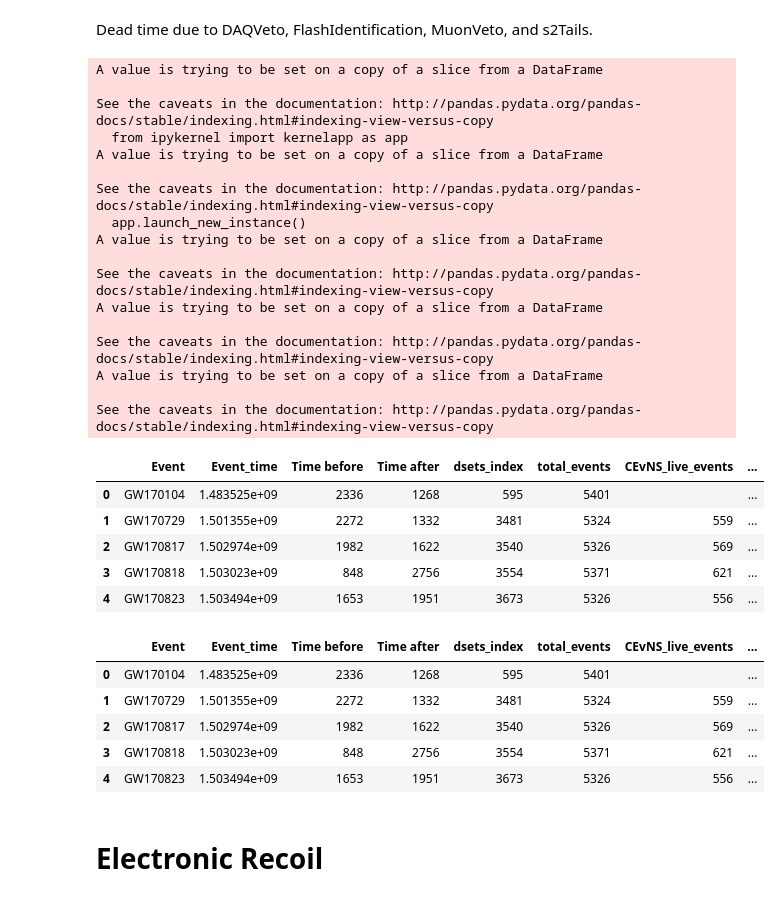
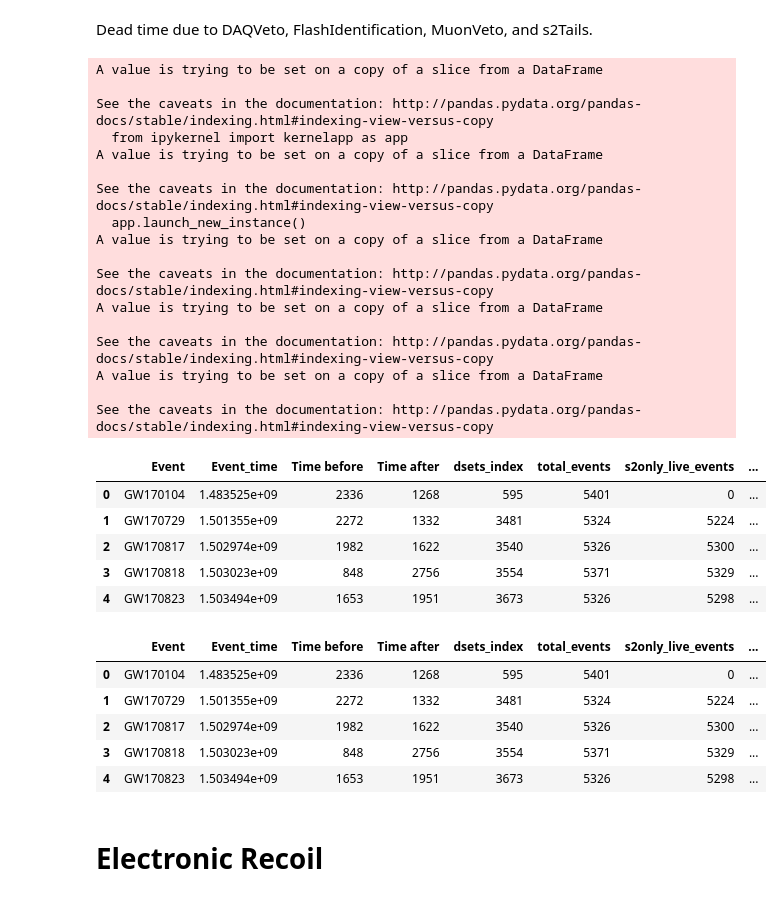
Before and after one commit to XENON1T/Gravitational-Waves, a Jupyter notebook: livetime.ipynb, the cells around one changed output. Saved outputs shown, nothing was run; the diff lists cells and outputs as text; code cells hidden in the pictures.

```diff
--- a/livetime.ipynb
+++ b/livetime.ipynb
@@ -109,8 +109,8 @@ def extract_data(datasets):
                                                 "Proximity",
                                                 "TotalProperties",
                                                 "FlashIdentification",
-                                                #"PeaksBeforeTrigger",
-                                                #"LoneSignals",
+                                                "PeaksBeforeTrigger",
+                                                "LoneSignals",
                                                 "TailCut",
                                                ],
                           #preselection=["abs(nearest_muon_veto_trigger)<2e6"],
@@ -166,9 +142,10 @@ def total_events(df, GW_time):
 # %%
 Data['total_events'] = ''
-Data['total_events'][0] = total_events(GW170104_data, Data['Event_time'][0])
-Data['total_events'][1] = total_events(GW170729_data, Data['Event_time'][1])
-Data['total_events'][2] = total_events(GW170817_data, Data['Event_time'][2])
-Data['total_events'][3] = total_events(GW170818_data, Data['Event_time'][3])
-Data['total_events'][4] = total_events(GW170823_data, Data['Event_time'][4])
+Data['total_event_time'] = ''
+Data['total_events'][0], Data['total_event_time'][0] = total_events(GW170104_data, Data['Event_time'][0])
+Data['total_events'][1], Data['total_event_time'][1] = total_events(GW170729_data, Data['Event_time'][1])
+Data['total_events'][2], Data['total_event_time'][2] = total_events(GW170817_data, Data['Event_time'][2])
+Data['total_events'][3], Data['total_event_time'][3] = total_events(GW170818_data, Data['Event_time'][3])
+Data['total_events'][4], Data['total_event_time'][4] = total_events(GW170823_data, Data['Event_time'][4])
 Data
 # %% [output]
@@ -414,6 +400,6 @@ See the caveats in the documentation: http://pandas.pydata.org/pandas-docs/stabl
 # %%
 s2only_acceptance = Data['s2only_live_events']/Data['total_events']
-Data['s2only_livetime'] = 1000*s2only_acceptance*0.998
+Data['s2only_livetime'] = (1000-Data['total_event_time'])*s2only_acceptance*0.998
 #2 seconds for Lone-S1 signal
 Data
 # %% [output]
@@ -464,23 +450,23 @@ See the caveats in the documentation: http://pandas.pydata.org/pandas-docs/stabl
 A value is trying to be set on a copy of a slice from a DataFrame
 
 See the caveats in the documentation: http://pandas.pydata.org/pandas-docs/stable/indexing.html#indexing-view-versus-copy
-|  | Event | Event_time | Time before | Time after | dsets_index | total_events | CEvNS_live_events | ... |
-| 0 | GW170104 | 1.483525e+09 | 2336 | 1268 | 595 | 5401 |  | ... |
-| 1 | GW170729 | 1.501355e+09 | 2272 | 1332 | 3481 | 5324 | 559 | ... |
-| 2 | GW170817 | 1.502974e+09 | 1982 | 1622 | 3540 | 5326 | 569 | ... |
-| 3 | GW170818 | 1.503023e+09 | 848 | 2756 | 3554 | 5371 | 621 | ... |
-| 4 | GW170823 | 1.503494e+09 | 1653 | 1951 | 3673 | 5326 | 556 | ... |
+|  | Event | Event_time | Time before | Time after | dsets_index | total_events | s2only_live_events | ... |
+| 0 | GW170104 | 1.483525e+09 | 2336 | 1268 | 595 | 5401 | 0 | ... |
+| 1 | GW170729 | 1.501355e+09 | 2272 | 1332 | 3481 | 5324 | 5224 | ... |
+| 2 | GW170817 | 1.502974e+09 | 1982 | 1622 | 3540 | 5326 | 5300 | ... |
+| 3 | GW170818 | 1.503023e+09 | 848 | 2756 | 3554 | 5371 | 5329 | ... |
+| 4 | GW170823 | 1.503494e+09 | 1653 | 1951 | 3673 | 5326 | 5298 | ... |
 # %%
 NR_acceptance = Data['NR_live_events']/Data['total_events']
-Data['NR_livetime'] = 1000*NR_acceptance
+Data['NR_livetime'] = (1000-Data['total_event_time'])*NR_acceptance
 Data
 # %% [output]
-|  | Event | Event_time | Time before | Time after | dsets_index | total_events | CEvNS_live_events | ... |
-| 0 | GW170104 | 1.483525e+09 | 2336 | 1268 | 595 | 5401 |  | ... |
-| 1 | GW170729 | 1.501355e+09 | 2272 | 1332 | 3481 | 5324 | 559 | ... |
-| 2 | GW170817 | 1.502974e+09 | 1982 | 1622 | 3540 | 5326 | 569 | ... |
-| 3 | GW170818 | 1.503023e+09 | 848 | 2756 | 3554 | 5371 | 621 | ... |
-| 4 | GW170823 | 1.503494e+09 | 1653 | 1951 | 3673 | 5326 | 556 | ... |
+|  | Event | Event_time | Time before | Time after | dsets_index | total_events | s2only_live_events | ... |
+| 0 | GW170104 | 1.483525e+09 | 2336 | 1268 | 595 | 5401 | 0 | ... |
+| 1 | GW170729 | 1.501355e+09 | 2272 | 1332 | 3481 | 5324 | 5224 | ... |
+| 2 | GW170817 | 1.502974e+09 | 1982 | 1622 | 3540 | 5326 | 5300 | ... |
+| 3 | GW170818 | 1.503023e+09 | 848 | 2756 | 3554 | 5371 | 5329 | ... |
+| 4 | GW170823 | 1.503494e+09 | 1653 | 1951 | 3673 | 5326 | 5298 | ... |
 # %% [markdown]
 # Electronic Recoil
 # %% [markdown]
```
Also changed, not shown: parts of 16 cells of this notebook.
